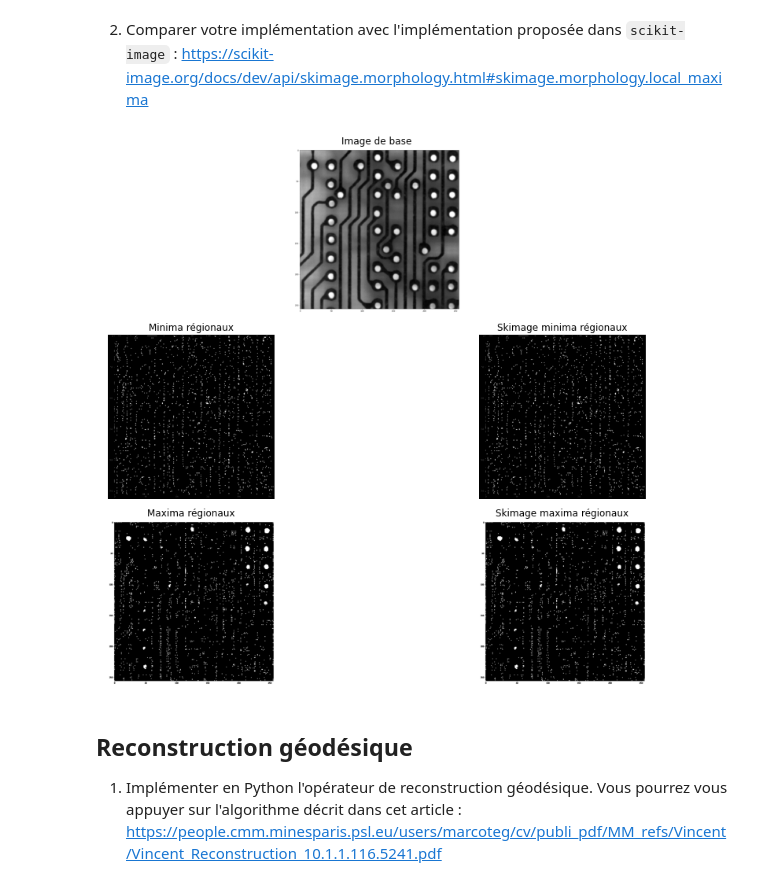
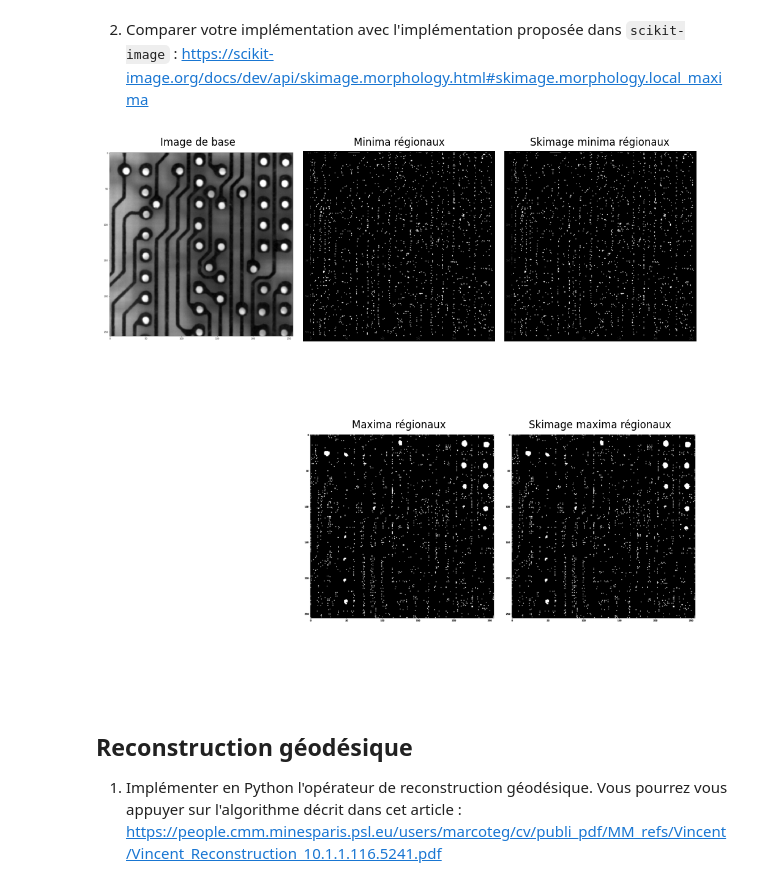
Before and after one commit to Neo-Purpinc/TraitementImageGeometrieDiscrete, a Jupyter notebook: tp4/tp4.ipynb, the cells around one changed output. Drawn from its saved outputs; the diff is of its cells as text; code cells hidden in the pictures.

```diff
--- a/tp4/tp4.ipynb
+++ b/tp4/tp4.ipynb
@@ -84,32 +64,31 @@ def localmaxima(f):
 # %% [markdown]
 2. Comparer votre implémentation avec l'implémentation proposée dans `scikit-image` : https://scikit-image.org/docs/dev/api/skimage.morphology.html#skimage.morphology.local_maxima
 # %%
-def display(img):
-    fig,ax = plt.subplots(3, 3, figsize=(10, 10))
-    minima = minima_regionaux(img)
-    maxima = maxima_regionaux(img)
-    skimage_minima = skimage.morphology.extrema.local_minima(img)
-    skimage_maxima = skimage.morphology.extrema.local_maxima(img)
-    # fig.set_facecolor('gray')
-    ax[0, 1].imshow(img, cmap='gray')
-    ax[0, 1].set_title('Image de base')
+img = skimage.io.imread('pcb_gray.png', as_gray=True)
+img = skimage.img_as_ubyte(img)
+fig,ax = plt.subplots(2, 3, figsize=(10, 10))
+minima = minima_regionaux(img)
+maxima = maxima_regionaux(img)
+skimage_minima = skimage.morphology.extrema.local_minima(img, connectivity=2)
+skimage_maxima = skimage.morphology.extrema.local_maxima(img, connectivity=2)
+ax[0, 0].imshow(img, cmap='gray')
+ax[0, 0].set_title('Image de base')
 
-    ax[1, 0].imshow(minima, cmap='gray')
-    ax[1, 0].set_title('Minima régionaux')
-    ax[1, 2].imshow(skimage_minima, cmap='gray')
-    ax[1, 2].set_title('Skimage minima régionaux')
+ax[0, 1].imshow(minima, cmap='gray')
+ax[0, 1].set_title('Minima régionaux')
+ax[0, 2].imshow(skimage_minima, cmap='gray')
+ax[0, 2].set_title('Skimage minima régionaux')
 
-    ax[2, 0].imshow(maxima, cmap='gray')
-    ax[2, 0].set_title('Maxima régionaux')
-    ax[2, 2].imshow(skimage_maxima, cmap='gray')
-    ax[2, 2].set_title('Skimage maxima régionaux')
-    for i,j in np.ndindex(ax.shape):
-        ax[i, j].axis('off')
-    fig.tight_layout()
-    plt.show()
-display(skimage.io.imread('pcb_gray.png', as_gray=True))
+ax[1, 1].imshow(maxima, cmap='gray')
+ax[1, 1].set_title('Maxima régionaux')
+ax[1, 2].imshow(skimage_maxima, cmap='gray')
+ax[1, 2].set_title('Skimage maxima régionaux')
+for cell in np.ndindex(ax.shape):
+    ax[cell].axis('off')
+fig.tight_layout()
+plt.show()
 # %% [output]
-[figure, old version]
+[figure, new version]
 # %% [markdown]
 ## Reconstruction géodésique
 
```
Also changed, not shown: parts of 14 cells of this notebook, 7 other files.
